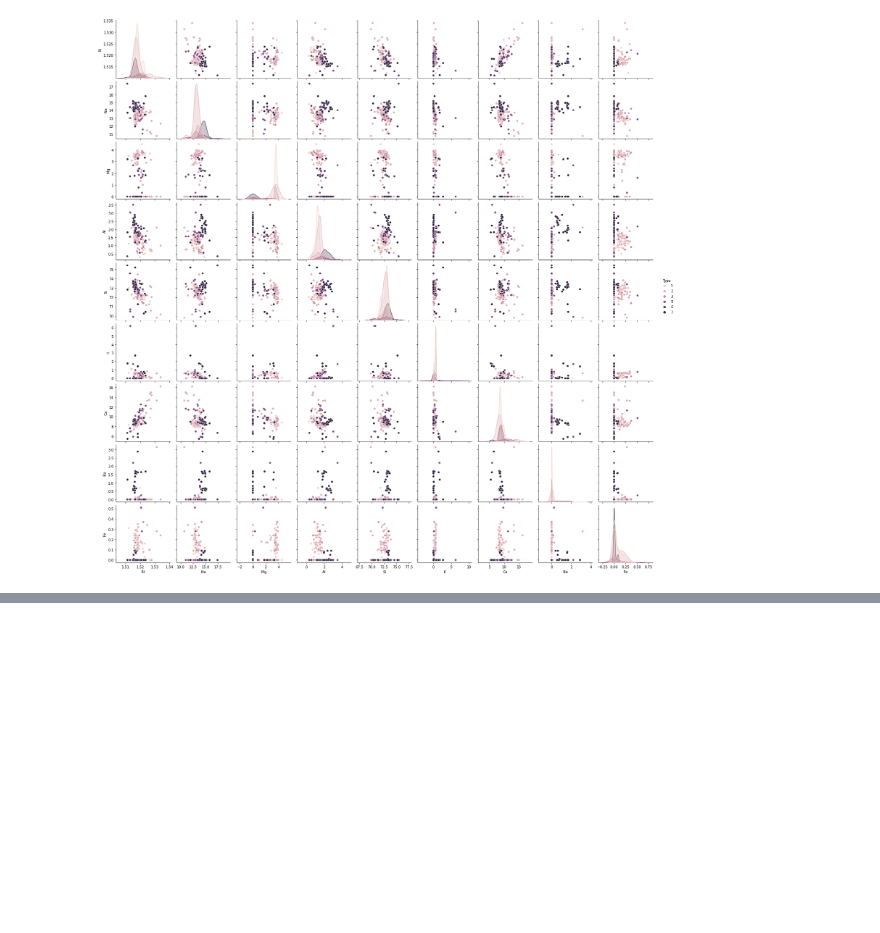
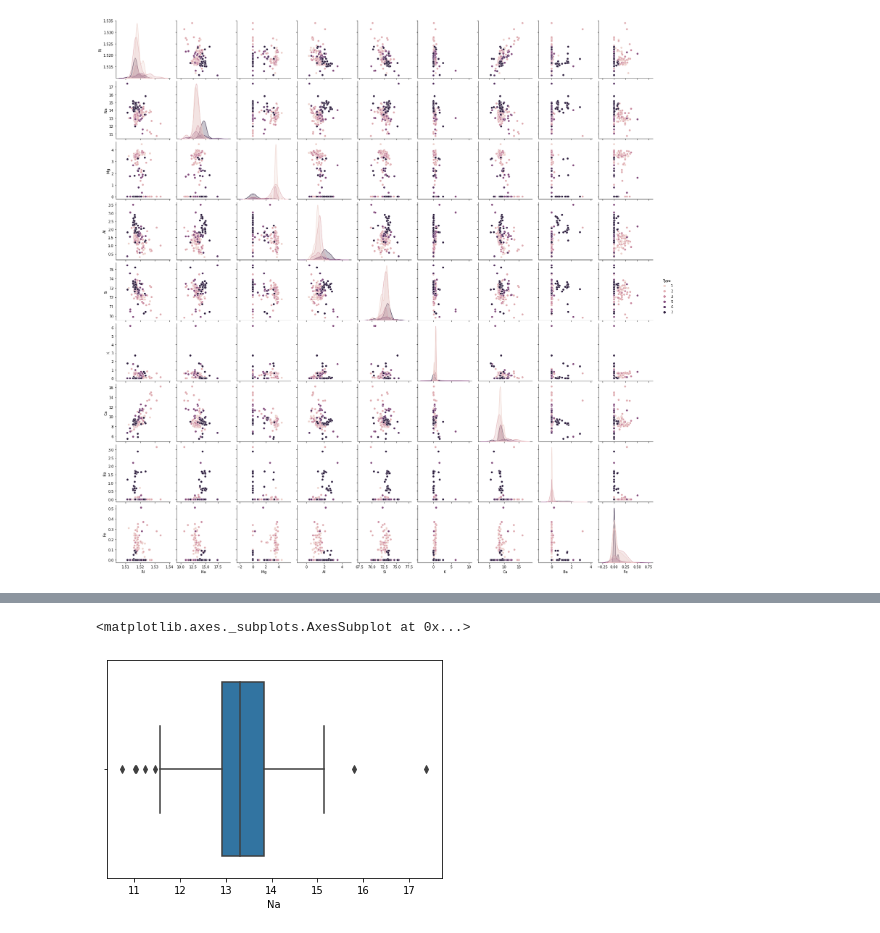
Before and after one commit to Ch0k/ML-DZ9, a Jupyter notebook: Untitled6.ipynb, the cells around one changed output, grey strips where cells are left out. Cells and saved outputs as stored; diff of their text form; code cells hidden in the pictures; blank space fills up the shorter version.

```diff
--- a/Untitled6.ipynb
+++ b/Untitled6.ipynb
@@ -136,0 +182,6 @@ sns.pairplot(data, hue='Type', diag_kind="kde")
+# %%
+X = data['Na']
+sns.boxplot(X)
+# %% [output]
+<matplotlib.axes._subplots.AxesSubplot at 0x...>
+[figure, added]
```
Also changed, not shown: parts of 36 cells of this notebook.
